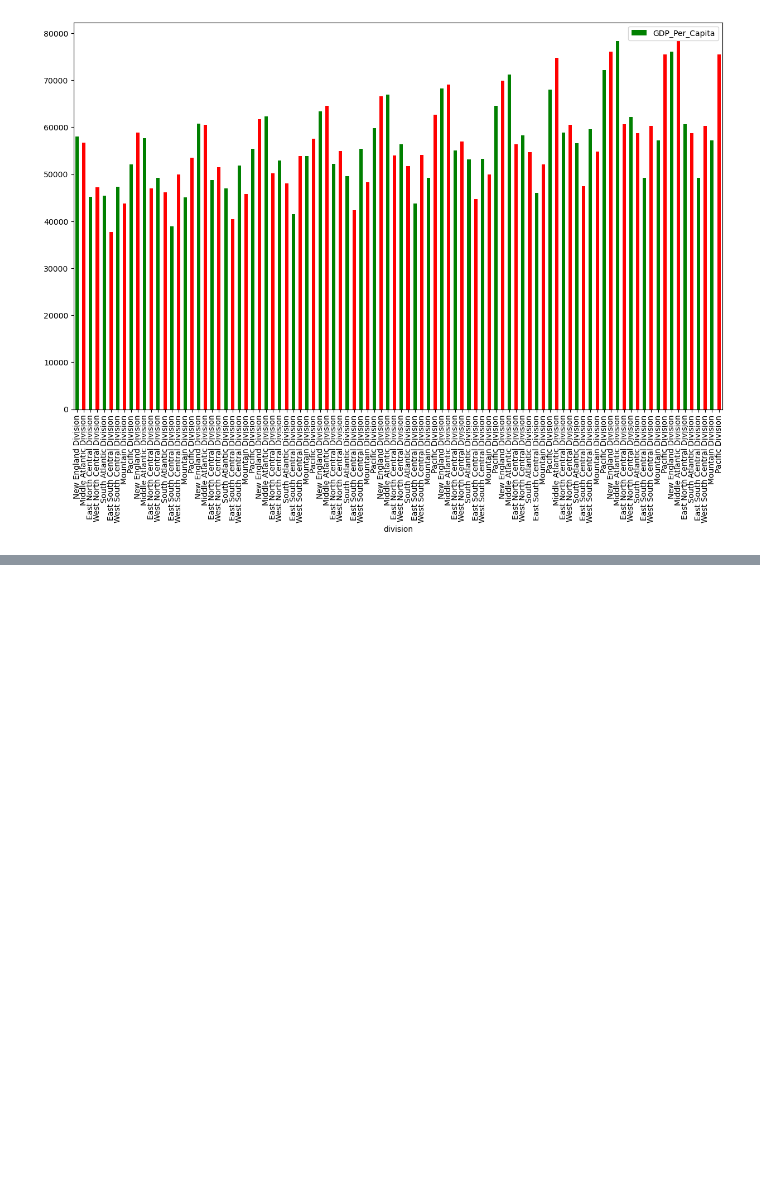
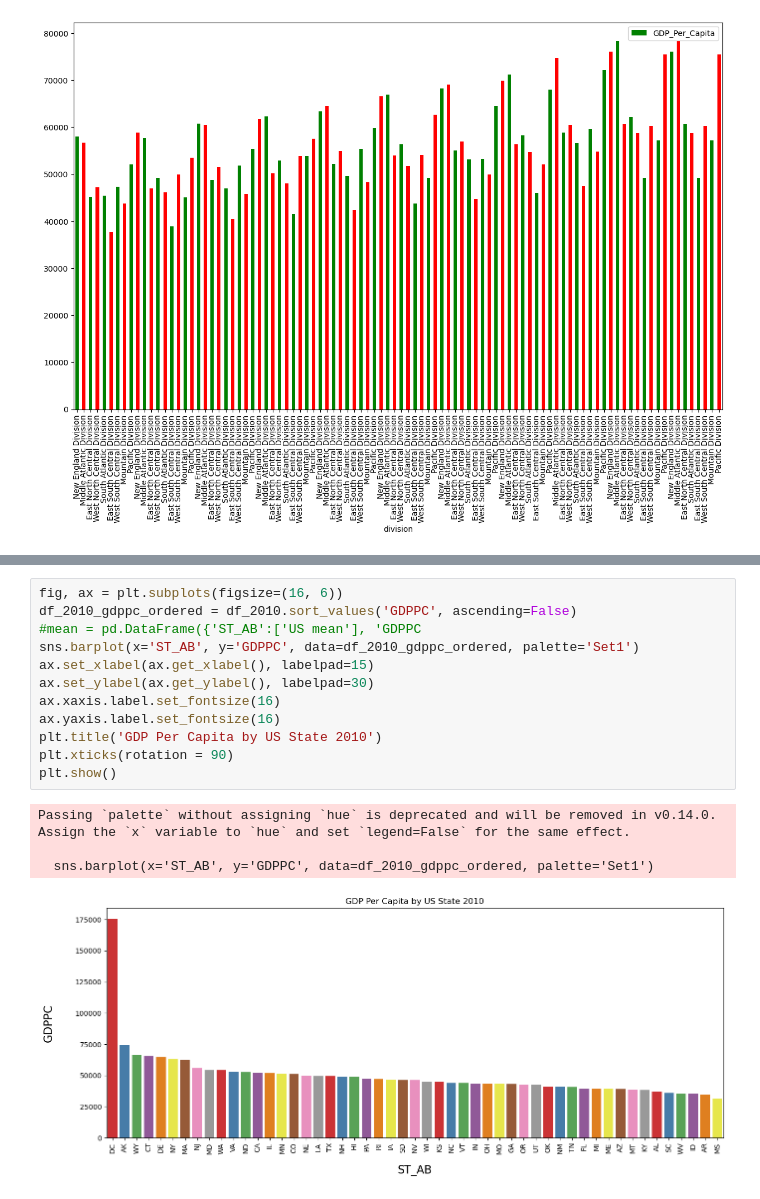
Before and after one commit to lightc4/lightch_capstone1, a Jupyter notebook: notebook/GDPPC.ipynb, the cells around one changed output, grey strips where cells are left out. Drawn from its saved outputs; the diff is of its cells as text; blank space fills up the shorter version.

```diff
--- a/notebook/GDPPC.ipynb
+++ b/notebook/GDPPC.ipynb
@@ -107,0 +214,17 @@ NameError: name 'y' is not defined
+# %%
+fig, ax = plt.subplots(figsize=(16, 6))
+df_2010_gdppc_ordered = df_2010.sort_values('GDPPC', ascending=False)
+#mean = pd.DataFrame({'ST_AB':['US mean'], 'GDPPC
+sns.barplot(x='ST_AB', y='GDPPC', data=df_2010_gdppc_ordered, palette='Set1')
+ax.set_xlabel(ax.get_xlabel(), labelpad=15)
+ax.set_ylabel(ax.get_ylabel(), labelpad=30)
+ax.xaxis.label.set_fontsize(16)
+ax.yaxis.label.set_fontsize(16)
+plt.title('GDP Per Capita by US State 2010')
+plt.xticks(rotation = 90)
+plt.show()
+# %% [output]
+Passing `palette` without assigning `hue` is deprecated and will be removed in v0.14.0. Assign the `x` variable to `hue` and set `legend=False` for the same effect.
+
+  sns.barplot(x='ST_AB', y='GDPPC', data=df_2010_gdppc_ordered, palette='Set1')
+[figure, added]
```
Also changed, not shown: parts of 18 cells of this notebook.
